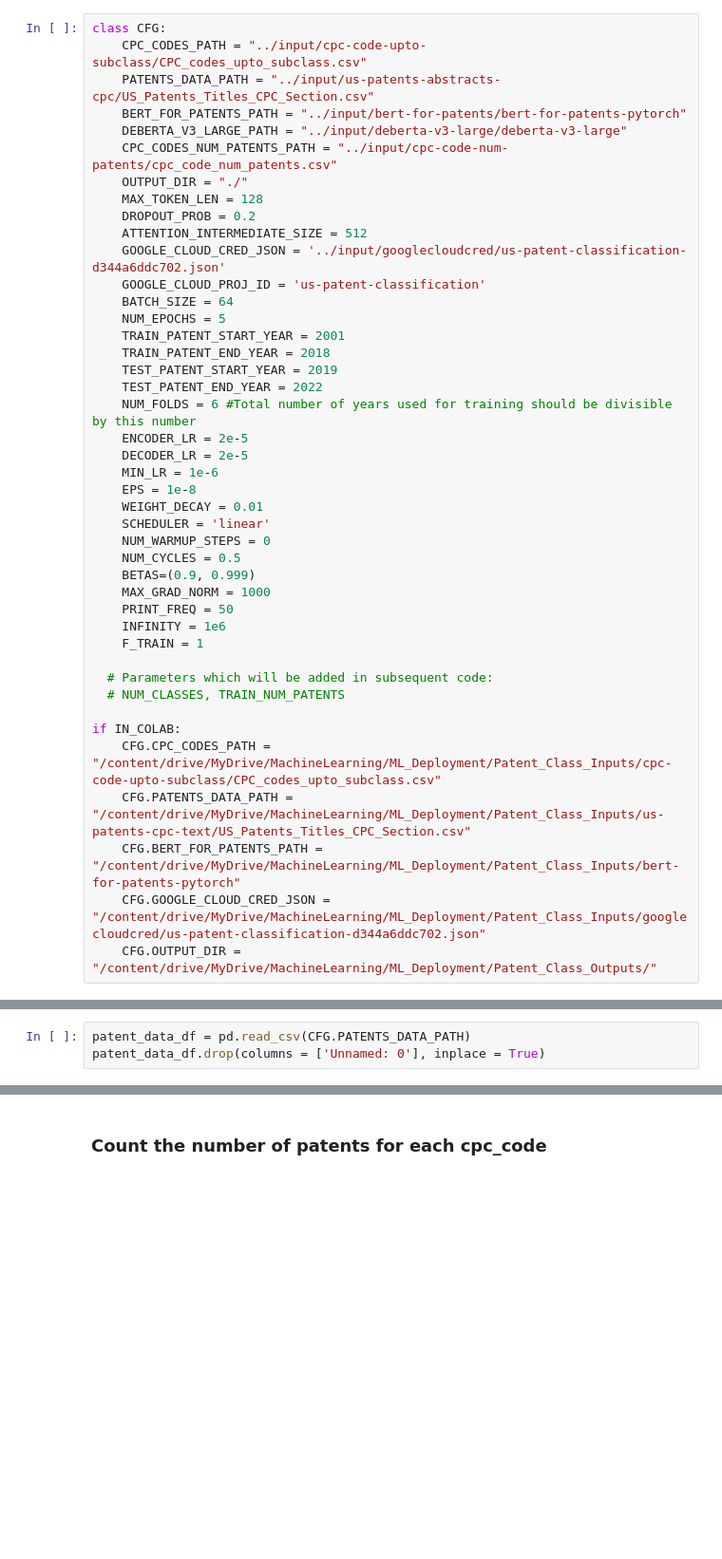
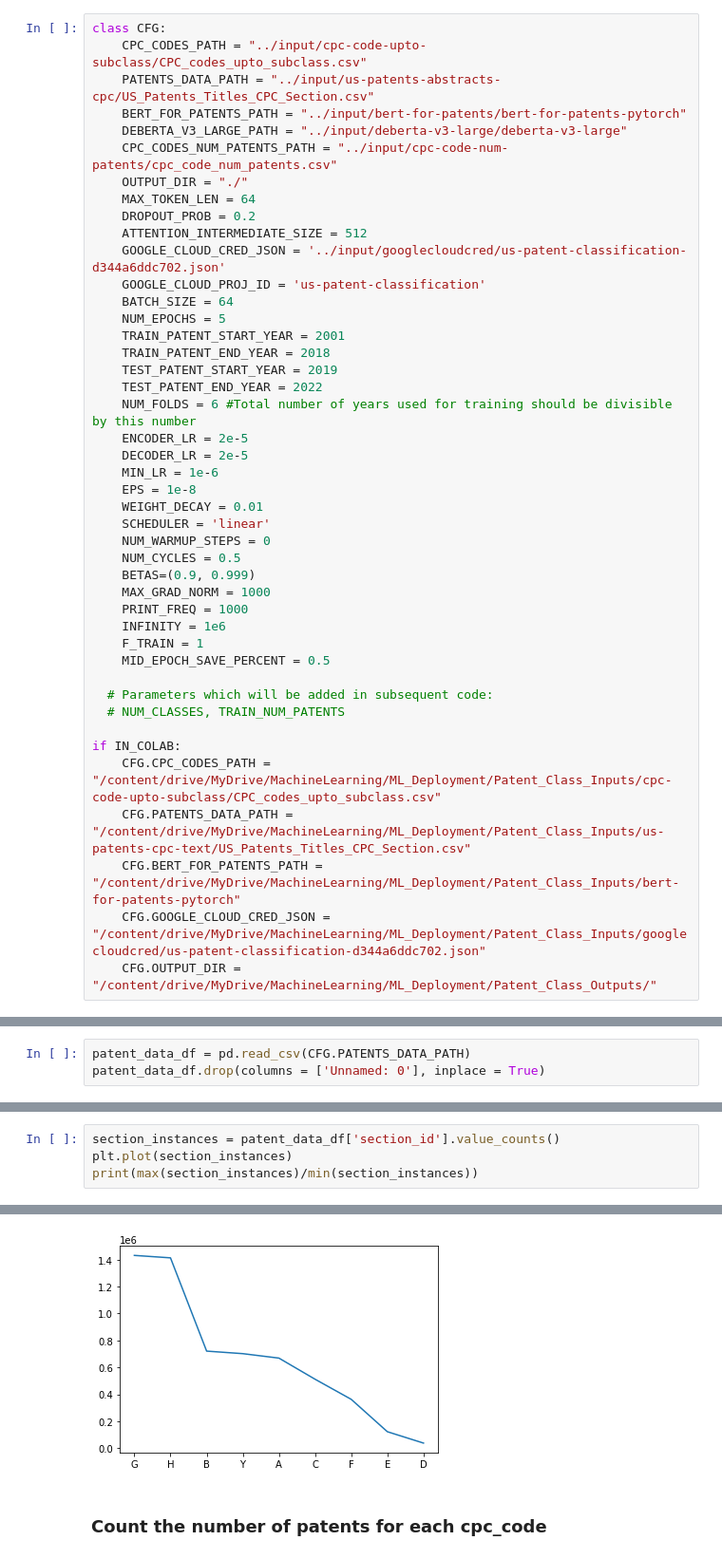
Before and after one commit to ArjunDeshmukh/US_Patent_Classification, a Jupyter notebook: patentclassificationtraining.ipynb, the cells around one changed output, grey strips where cells are left out. Shown: that part at 95% size. Cells and saved outputs as stored; diff of their text form; blank space fills up the shorter version.

Commit message:
Kaggle Notebook | PatentClassificationTraining | Version 58

```diff
--- a/patentclassificationtraining.ipynb
+++ b/patentclassificationtraining.ipynb
@@ -88,7 +66,7 @@ class CFG:
     DEBERTA_V3_LARGE_PATH = "../input/deberta-v3-large/deberta-v3-large"
     CPC_CODES_NUM_PATENTS_PATH = "../input/cpc-code-num-patents/cpc_code_num_patents.csv"
     OUTPUT_DIR = "./"
-    MAX_TOKEN_LEN = 128
+    MAX_TOKEN_LEN = 64
     DROPOUT_PROB = 0.2
     ATTENTION_INTERMEDIATE_SIZE = 512
     GOOGLE_CLOUD_CRED_JSON = '../input/googlecloudcred/us-patent-classification-d344a6ddc702.json'
@@ -110,9 +88,10 @@ class CFG:
     NUM_CYCLES = 0.5
     BETAS=(0.9, 0.999)
     MAX_GRAD_NORM = 1000
-    PRINT_FREQ = 50
+    PRINT_FREQ = 1000
     INFINITY = 1e6
     F_TRAIN = 1
+    MID_EPOCH_SAVE_PERCENT = 0.5
 
   # Parameters which will be added in subsequent code:
   # NUM_CLASSES, TRAIN_NUM_PATENTS
@@ -158 +137,6 @@ plt.hist(l_title, bins='auto')
 [figure]
+# %%
+section_instances = patent_data_df['section_id'].value_counts()
+plt.plot(section_instances)
+print(max(section_instances)/min(section_instances))
+# %% [output]
@@ -159,3 +144,4 @@ plt.hist(l_title, bins='auto')
+[figure, added]
 # %% [markdown]
 ### Count the number of patents for each cpc_code
 # %%
```
Also changed, not shown: parts of 6 cells of this notebook.
